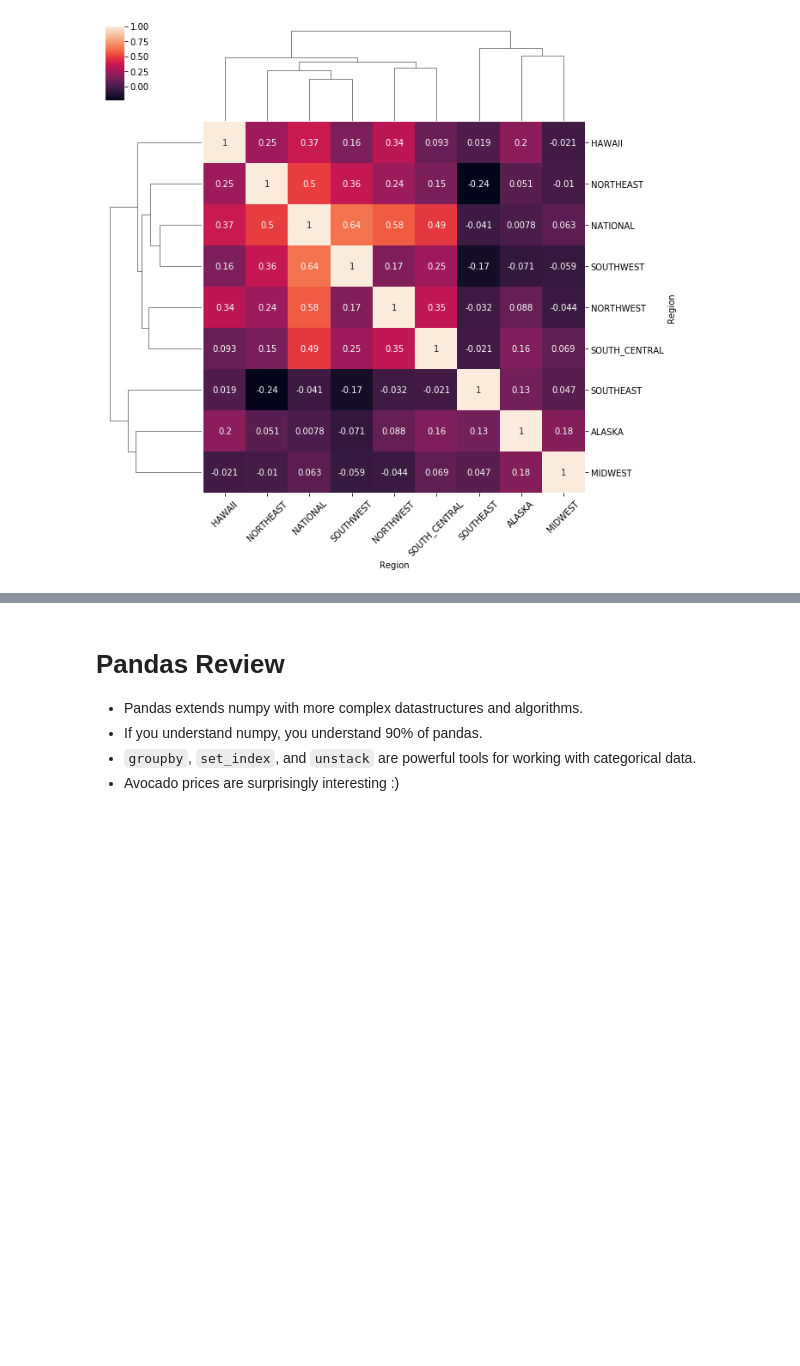
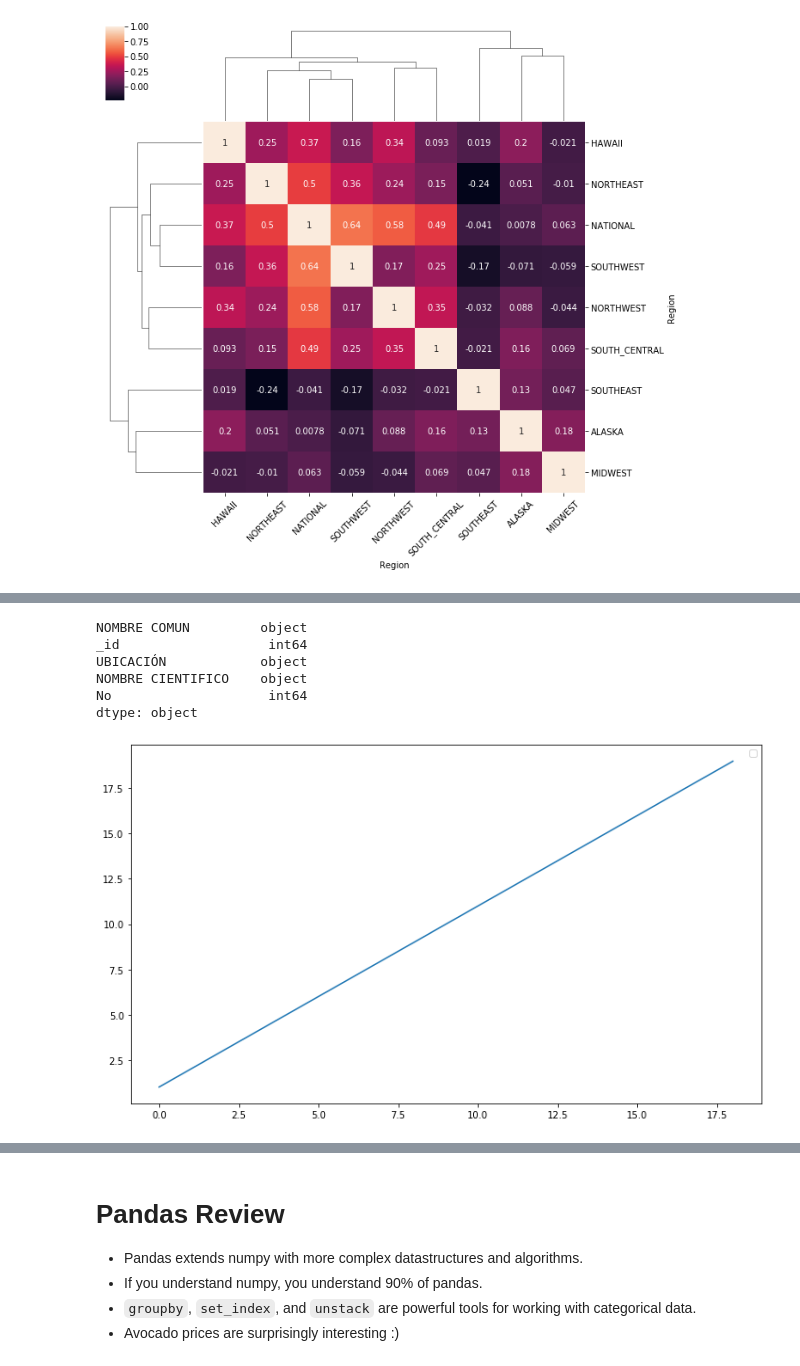
Before and after one commit to kaamayao/AlgorithmsUN2021I, a Jupyter notebook: Lab2/kaamayaoscottsanderson.ipynb, the cells around one changed output, grey strips where cells are left out. Cells and saved outputs as stored; diff of their text form; code cells hidden in the pictures; blank space fills up the shorter version.

```diff
--- a/Lab2/kaamayaoscottsanderson.ipynb
+++ b/Lab2/kaamayaoscottsanderson.ipynb
@@ -1683,0 +1727,5 @@ ax.set_xticklabels(ax.get_xticklabels(), rotation=45);
+# %%
+from demos.arboles import read_trees
+
+trees = read_trees()
+trees.head()
@@ -1683,0 +1739,15 @@ ax.set_xticklabels(ax.get_xticklabels(), rotation=45);
+# %%
+# Unlike numpy arrays, pandas DataFrames can have a different dtype for each column.
+trees.dtypes
+# %% [output]
+NOMBRE COMUN         object
+_id                   int64
+UBICACIÓN            object
+NOMBRE CIENTIFICO    object
+No                    int64
+dtype: object
+# %%
+hass = trees[trees["NOMBRE COMUN"] == 'Palma Fenix']
+trees.groupby(['UBICACIÓN','No']).ffill().plot();
+# %% [output]
+[figure, added]
```
Also changed, not shown: parts of 7 cells of this notebook, 4 other files.
